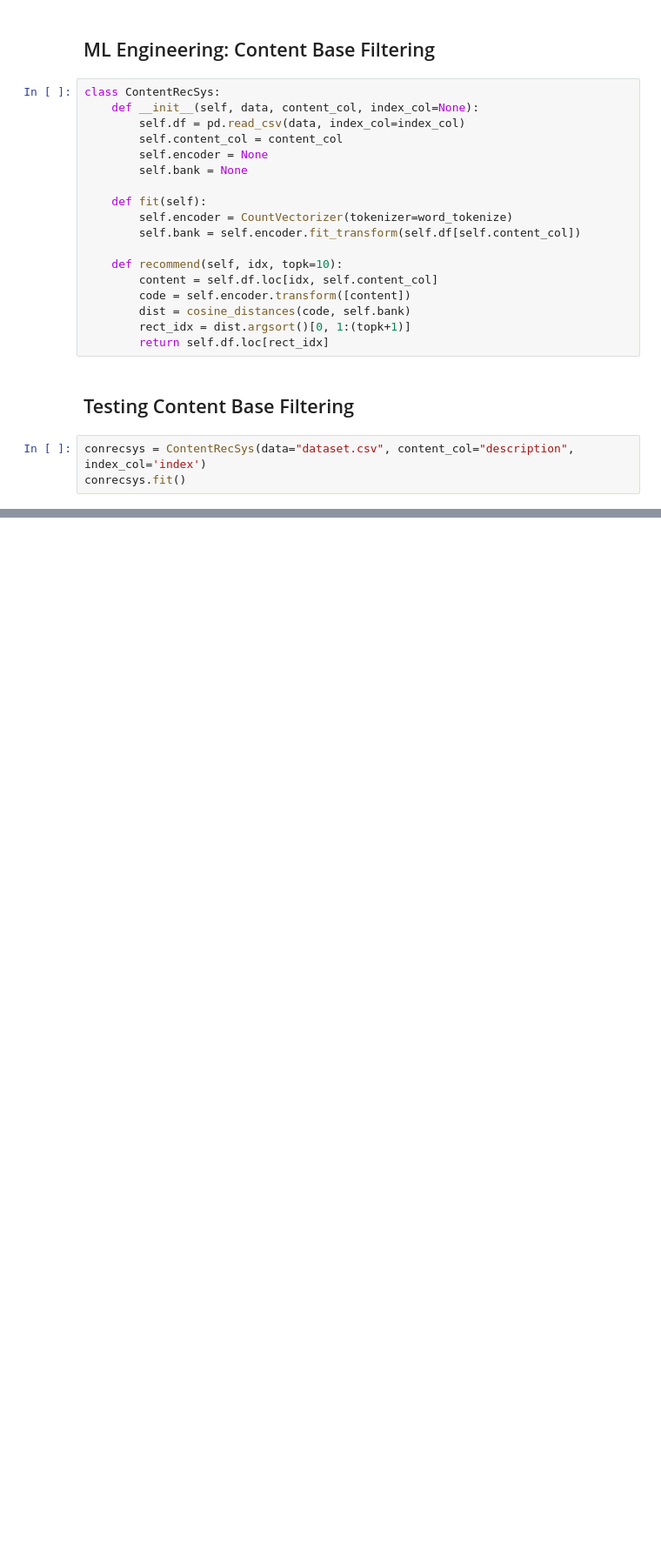
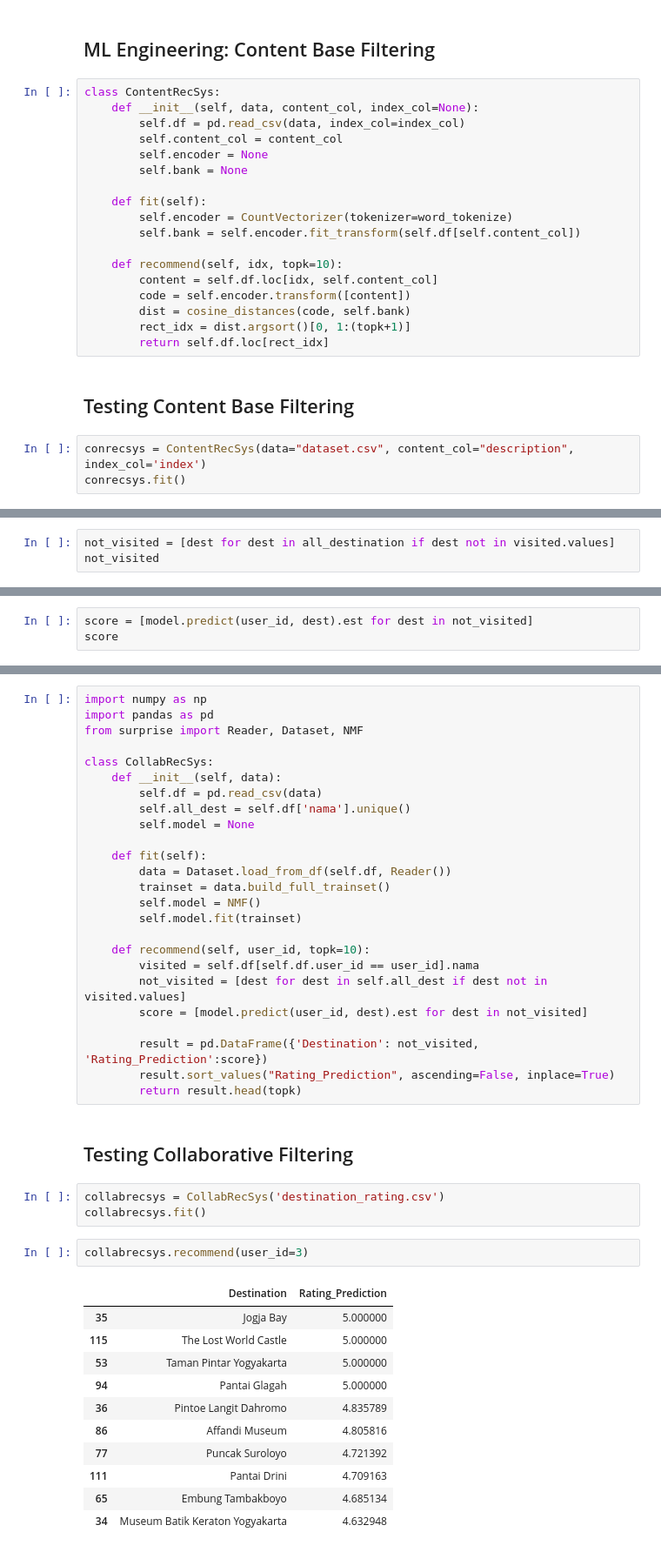
Before and after one commit to brianadit24/RecSysTourist, a Jupyter notebook: RecSys_Tourist_on_Jogja.ipynb, the cells around one changed output, grey strips where cells are left out. Shown at 87% size. Drawn from its saved outputs; the diff is of its cells as text; blank space fills up the shorter version.

Commit message:
Add Collaborative Filtering Research

```diff
--- a/RecSys_Tourist_on_Jogja.ipynb
+++ b/RecSys_Tourist_on_Jogja.ipynb
@@ -236,0 +332,3 @@ conrecsys.recommend(4) # Keraton Jogja
+# %%
+not_visited = [dest for dest in all_destination if dest not in visited.values]
+not_visited
@@ -236,0 +355,3 @@ conrecsys.recommend(4) # Keraton Jogja
+# %%
+score = [model.predict(user_id, dest).est for dest in not_visited]
+score
@@ -236,0 +378,44 @@ conrecsys.recommend(4) # Keraton Jogja
+# %%
+import numpy as np
+import pandas as pd
+from surprise import Reader, Dataset, NMF
+
+class CollabRecSys:
+    def __init__(self, data):
+        self.df = pd.read_csv(data)
+        self.all_dest = self.df['nama'].unique()
+        self.model = None
+
+    def fit(self):
+        data = Dataset.load_from_df(self.df, Reader())
+        trainset = data.build_full_trainset()
+        self.model = NMF()
+        self.model.fit(trainset)
+
+    def recommend(self, user_id, topk=10):
+        visited = self.df[self.df.user_id == user_id].nama
+        not_visited = [dest for dest in self.all_dest if dest not in visited.values]
+        score = [model.predict(user_id, dest).est for dest in not_visited]
+
+        result = pd.DataFrame({'Destination': not_visited, 'Rating_Prediction':score})
+        result.sort_values("Rating_Prediction", ascending=False, inplace=True)
+        return result.head(topk)
+# %% [markdown]
+## Testing Collaborative Filtering
+# %%
+collabrecsys = CollabRecSys('destination_rating.csv')
+collabrecsys.fit()
+# %%
+collabrecsys.recommend(user_id=3)
+# %% [output]
+|  | Destination | Rating_Prediction |
+| 35 | Jogja Bay | 5.000000 |
+| 115 | The Lost World Castle | 5.000000 |
+| 53 | Taman Pintar Yogyakarta | 5.000000 |
+| 94 | Pantai Glagah | 5.000000 |
+| 36 | Pintoe Langit Dahromo | 4.835789 |
+| 86 | Affandi Museum | 4.805816 |
+| 77 | Puncak Suroloyo | 4.721392 |
+| 111 | Pantai Drini | 4.709163 |
+| 65 | Embung Tambakboyo | 4.685134 |
+| 34 | Museum Batik Keraton Yogyakarta | 4.632948 |
```
Also changed, not shown: parts of 22 cells of this notebook.
